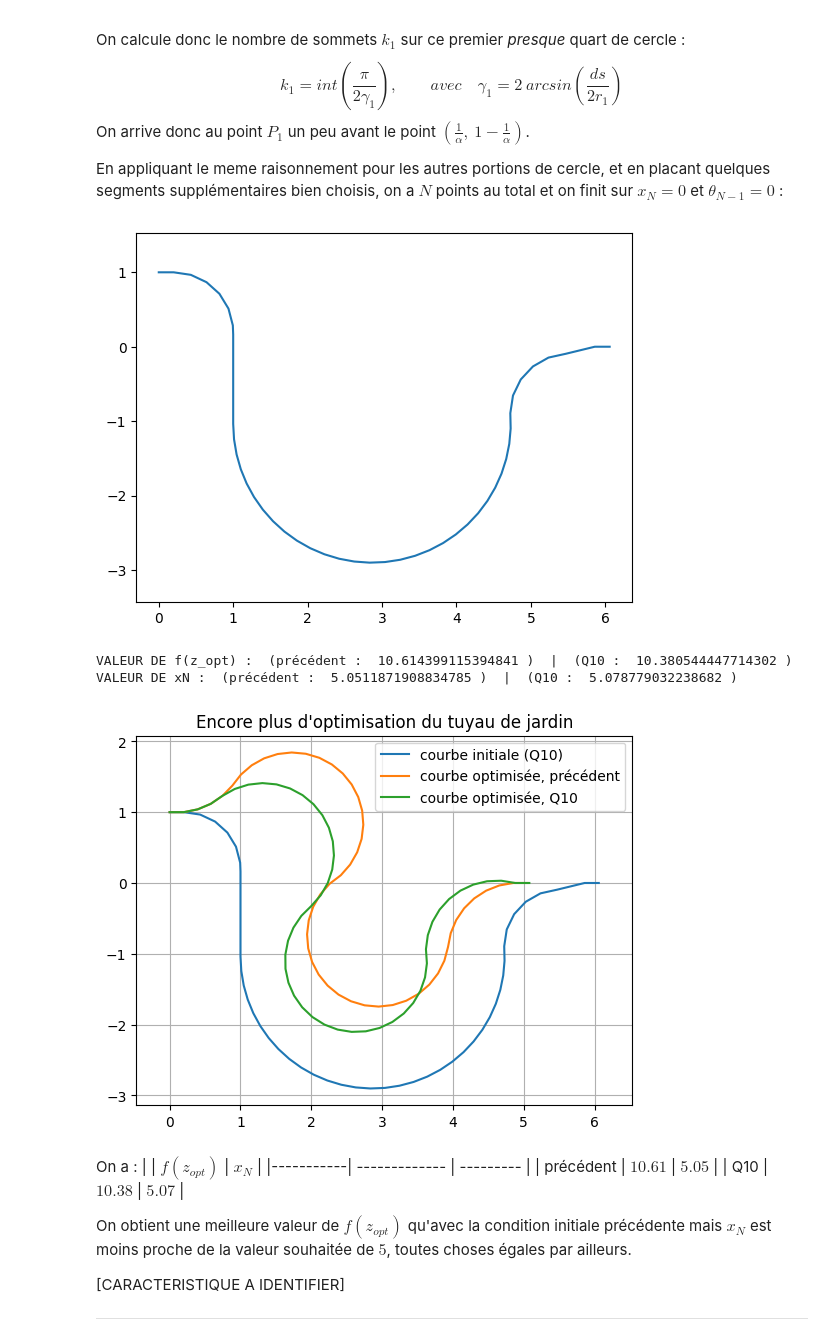
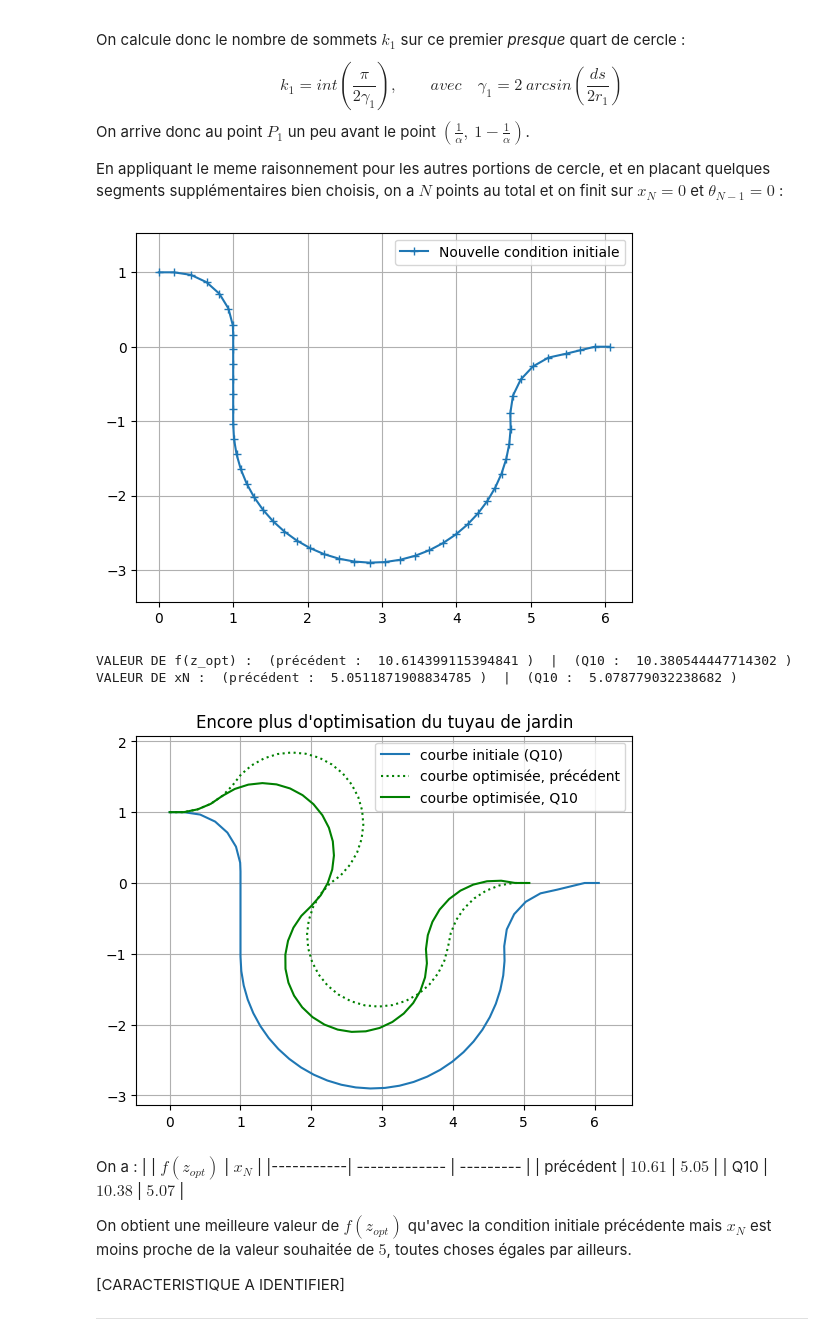
Before and after one commit to jack-evans1/projetOptimEvansMirri, a Jupyter notebook: projetTuyaux.ipynb, the cells around one changed output. Cells and saved outputs as stored; diff of their text form; code cells hidden in the pictures.

```diff
--- a/projetTuyaux.ipynb
+++ b/projetTuyaux.ipynb
@@ -538,35 +538,37 @@ P2 = (1/alpha, np.sqrt(ds**2-(1/alpha-P1[0])))
 
 line = [[1/alpha,P2[1]-i*ds] for i in range(0,int(1/ds)+2)]
 
 #DEUXIEME COURBE#
 P3 = line.pop()
 
 r2 = 1/beta
 gamma2 = 2*np.arcsin(ds/(2*r2))
 k2 = int(np.pi/gamma2)
 
 curve2 = [[1/alpha+r2 +r2*np.cos(i),P3[-1]+r2*np.sin(i)] for i in np.linspace(np.pi,np.pi+(k2+1)*gamma2,k2+1)]
 
 #TROISIEME COURBE#
 P4 = curve2.pop()
 
 curve3 = [[P4[0]+r1+r1*np.cos(i),P4[1]+r1*np.sin(i)] for i in np.linspace(np.pi,np.pi-k1*gamma1,k1)]
 
 P5 = curve3[-1]
 P6 = [P5[0]+np.sqrt(ds**2-(P5[1]/2)**2),P5[1]/2] #le 1/2 est choisi pour ne pas avoir de courbure trop grande
 P7 = [P6[0]+np.sqrt(ds**2-(P6[1])**2),0]
 curve3=curve3+[P6, P7, [P7[0]+ds,0]]
 
 ptsQ10 = np.array([[0,1]]+curve1+line+curve2+curve3)
 
 #print(ptsQ10.shape, ptsQ10[-1], arctan((ptsQ10[-2][1]-ptsQ10[-3][1])/(ptsQ10[-2][0]-ptsQ10[-3][0])), gamma1, alpha*ds)
 
 xQ10, yQ10 = list(ptsQ10[:,0]), list(ptsQ10[:,1])
-plt.plot(xQ10,yQ10)
+plt.plot(xQ10,yQ10, marker = "+", label = "Nouvelle condition initiale")
 plt.axis("equal")
+plt.grid(True)
+plt.legend()
 plt.show()
 # %% [output]
-[figure, old version]
+[figure, new version]
 # %%
 
 #Pour les memes valeurs, on code la condition initiale précedente
@@ -622,8 +624,8 @@ print("VALEUR DE f(z_opt) :  (précédent : ", f(z_optprecedent), ")  |  (Q10 :
 print("VALEUR DE xN :  (précédent : ", z_optprecedent[N], ")  |  (Q10 : ", z_optQ10[N], ")")
 
 plt.plot(xQ10, yQ10, label='courbe initiale (Q10)')
-plt.plot(x_optprecedent, y_optprecedent, label='courbe optimisée, précédent')
-plt.plot(x_optQ10, y_optQ10, label='courbe optimisée, Q10')
+plt.plot(x_optprecedent, y_optprecedent, label='courbe optimisée, précédent', color = "g", linestyle = "dotted")
+plt.plot(x_optQ10, y_optQ10, label='courbe optimisée, Q10', color = "g")
 plt.legend()
 plt.axis('equal')
 plt.grid(True)
@@ -632,7 +634,7 @@ plt.show()
 # %% [output]
 VALEUR DE f(z_opt) :  (précédent :  10.614399115394841 )  |  (Q10 :  10.380544447714302 )
 VALEUR DE xN :  (précédent :  5.0511871908834785 )  |  (Q10 :  5.078779032238682 )
-[figure, old version]
+[figure, new version]
 # %% [markdown]
 
 On a :
```
Also changed, not shown: parts of 7 cells of this notebook.
